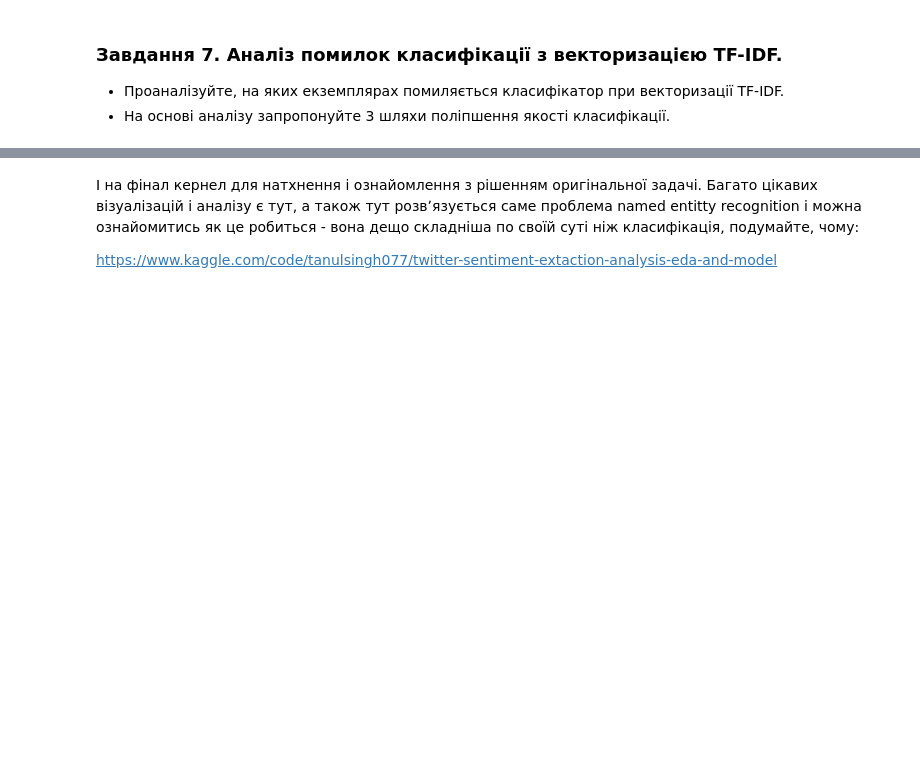
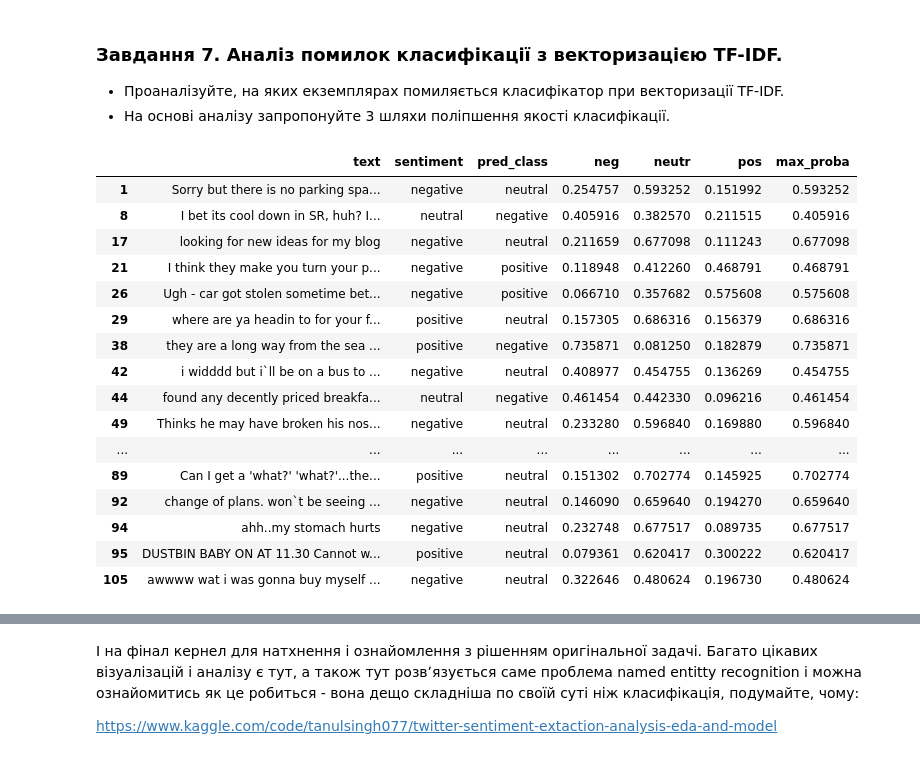
Before and after one commit to Daria-Lytvynenko/ML_course, a Jupyter notebook: HW_NLP_Classification.ipynb, the cells around one changed output, grey strips where cells are left out. Cells and saved outputs as stored; diff of their text form; code cells hidden in the pictures; blank space fills up the shorter version.

```diff
--- a/HW_NLP_Classification.ipynb
+++ b/HW_NLP_Classification.ipynb
@@ -381,0 +392,22 @@ array([[1365,  829,  162],
+# %%
+predictions=pd.concat([df['text'][test_idx].reset_index(drop=True), pred_test], axis=1)
+# %%
+predictions[predictions['sentiment']!=predictions['pred_class']].head(30)
+# %% [output]
+|  | text | sentiment | pred_class | neg | neutr | pos | max_proba |
+| 1 | Sorry but there is no parking spa... | negative | neutral | 0.254757 | 0.593252 | 0.151992 | 0.593252 |
+| 8 | I bet its cool down in SR, huh? I... | neutral | negative | 0.405916 | 0.382570 | 0.211515 | 0.405916 |
+| 17 | looking for new ideas for my blog | negative | neutral | 0.211659 | 0.677098 | 0.111243 | 0.677098 |
+| 21 | I think they make you turn your p... | negative | positive | 0.118948 | 0.412260 | 0.468791 | 0.468791 |
+| 26 | Ugh - car got stolen sometime bet... | negative | positive | 0.066710 | 0.357682 | 0.575608 | 0.575608 |
+| 29 | where are ya headin to for your f... | positive | neutral | 0.157305 | 0.686316 | 0.156379 | 0.686316 |
+| 38 | they are a long way from the sea ... | positive | negative | 0.735871 | 0.081250 | 0.182879 | 0.735871 |
+| 42 | i widddd but i`ll be on a bus to ... | negative | neutral | 0.408977 | 0.454755 | 0.136269 | 0.454755 |
+| 44 | found any decently priced breakfa... | neutral | negative | 0.461454 | 0.442330 | 0.096216 | 0.461454 |
+| 49 | Thinks he may have broken his nos... | negative | neutral | 0.233280 | 0.596840 | 0.169880 | 0.596840 |
+| ... | ... | ... | ... | ... | ... | ... | ... |
+| 89 | Can I get a 'what?' 'what?'...the... | positive | neutral | 0.151302 | 0.702774 | 0.145925 | 0.702774 |
+| 92 | change of plans. won`t be seeing ... | negative | neutral | 0.146090 | 0.659640 | 0.194270 | 0.659640 |
+| 94 | ahh..my stomach hurts | negative | neutral | 0.232748 | 0.677517 | 0.089735 | 0.677517 |
+| 95 | DUSTBIN BABY ON AT 11.30 Cannot w... | positive | neutral | 0.079361 | 0.620417 | 0.300222 | 0.620417 |
+| 105 | awwww wat i was gonna buy myself ... | negative | neutral | 0.322646 | 0.480624 | 0.196730 | 0.480624 |
```
Also changed, not shown: parts of 41 cells of this notebook.
